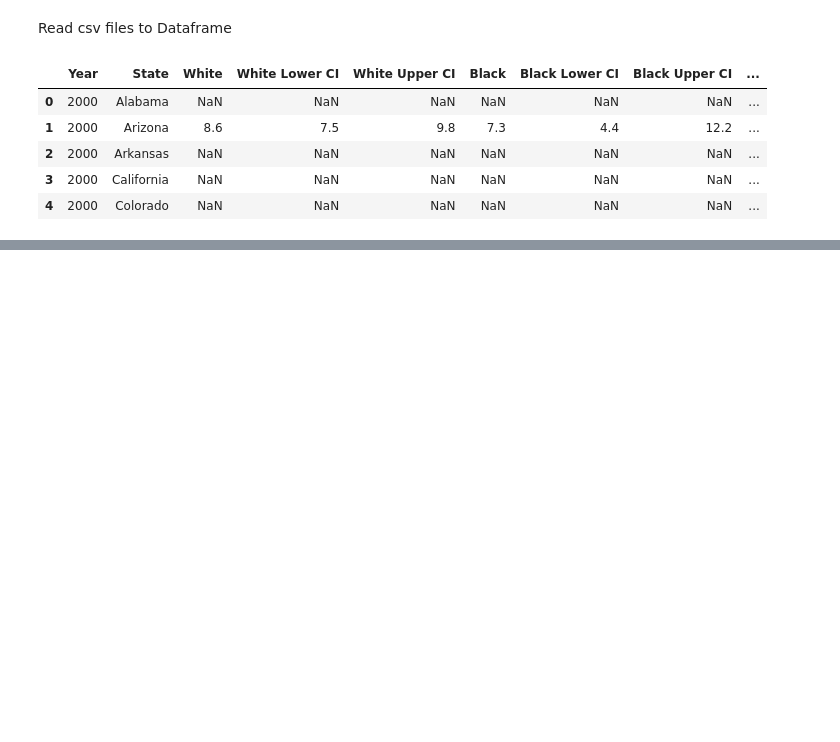
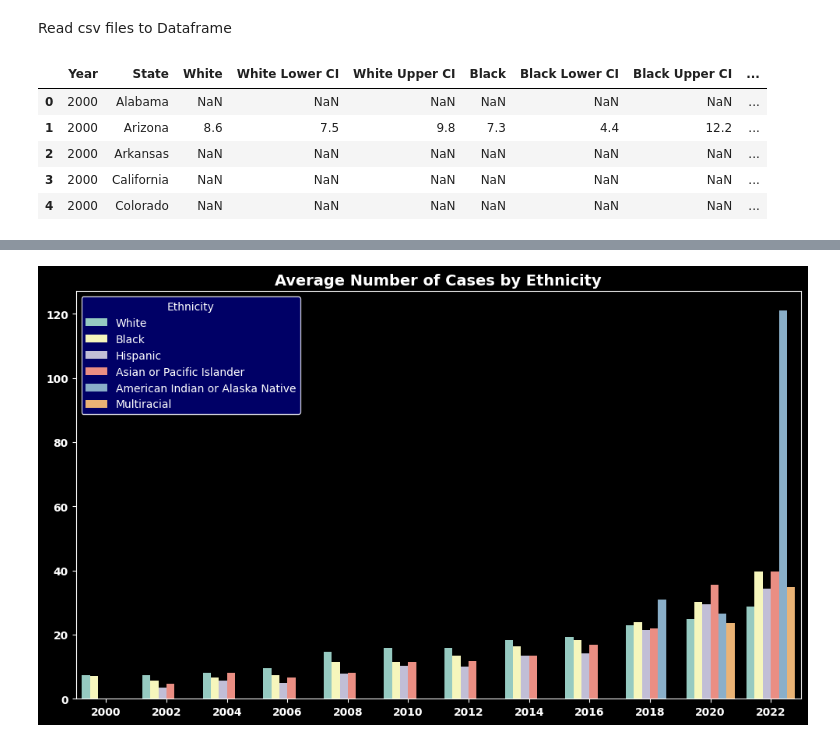
Before and after one commit to janvimehendale/capstone, a Jupyter notebook: notebooks/ethnicity.ipynb, the cells around one changed output, grey strips where cells are left out. Cells and saved outputs as stored; diff of their text form; code cells hidden in the pictures; blank space fills up the shorter version.

```diff
--- a/notebooks/ethnicity.ipynb
+++ b/notebooks/ethnicity.ipynb
@@ -21,3 +21,6 @@ ethnicity.head()
 | 2 | 2000 | Arkansas | NaN | NaN | NaN | NaN | NaN | NaN | ... |
 | 3 | 2000 | California | NaN | NaN | NaN | NaN | NaN | NaN | ... |
 | 4 | 2000 | Colorado | NaN | NaN | NaN | NaN | NaN | NaN | ... |
+# %%
+ethnicity_year = ethnicity.groupby("Year")[["White","Black","Hispanic", "Asian or Pacific Islander","American Indian or Alaska Native","Multiracial"]].mean().reset_index()
+ethnicity_year
@@ -23,0 +41,65 @@ ethnicity.head()
+# %%
+plt.figure(figsize=(10, 6), facecolor="black")
+
+# Melt for easier plotting
+ethnicity_melt = ethnicity_year.melt(id_vars="Year", value_vars=["White","Black","Hispanic", "Asian or Pacific Islander","American Indian or Alaska Native","Multiracial"],
+                           var_name="Ethnicity", value_name="Count")
+
+# Custom palette
+# palette = {
+#     "White": "Red",
+#     "Black": "Orange",
+#     "Hispanic": "Yellow",
+#     "Asian or Pacific Islander": "Green",
+#     "American Indian or Alaska Native": "Blue",
+#     "Multiracial": "Purple"
+
+# }
+
+sns.barplot(
+    data=ethnicity_melt,
+    x="Year",
+    y="Count",
+    hue="Ethnicity",
+    palette="Set3"
+)
+
+# Title
+plt.title(
+    "Average Number of Cases by Ethnicity",
+    fontsize=14,
+    fontweight="bold",
+    color="white"
+)
+
+# Axes styling
+ax = plt.gca()
+ax.set_facecolor("black")
+
+# Tick labels
+ax.tick_params(axis='x', colors='white', labelsize=10)
+ax.tick_params(axis='y', colors='white', labelsize=10)
+
+for tick in ax.get_xticklabels():
+    tick.set_color("white")
+    tick.set_fontweight("bold")
+
+for tick in ax.get_yticklabels():
+    tick.set_color("white")
+    tick.set_fontweight("bold")
+
+# Spines
+for spine in ax.spines.values():
+    spine.set_color("white")
+
+# Make legend title white
+leg = plt.legend(title="Ethnicity",facecolor="navy", edgecolor="white", labelcolor="white")
+plt.setp(leg.get_title(), color="white")
+ax.set_xlabel("")
+ax.set_ylabel("")
+
+plt.tight_layout()
+plt.savefig("cases_ethnicity", dpi=300, bbox_inches="tight", transparent=True)
+plt.show()
+# %% [output]
+[figure, added]
```
Also changed, not shown: parts of 1 cell of this notebook, 7 other files.
